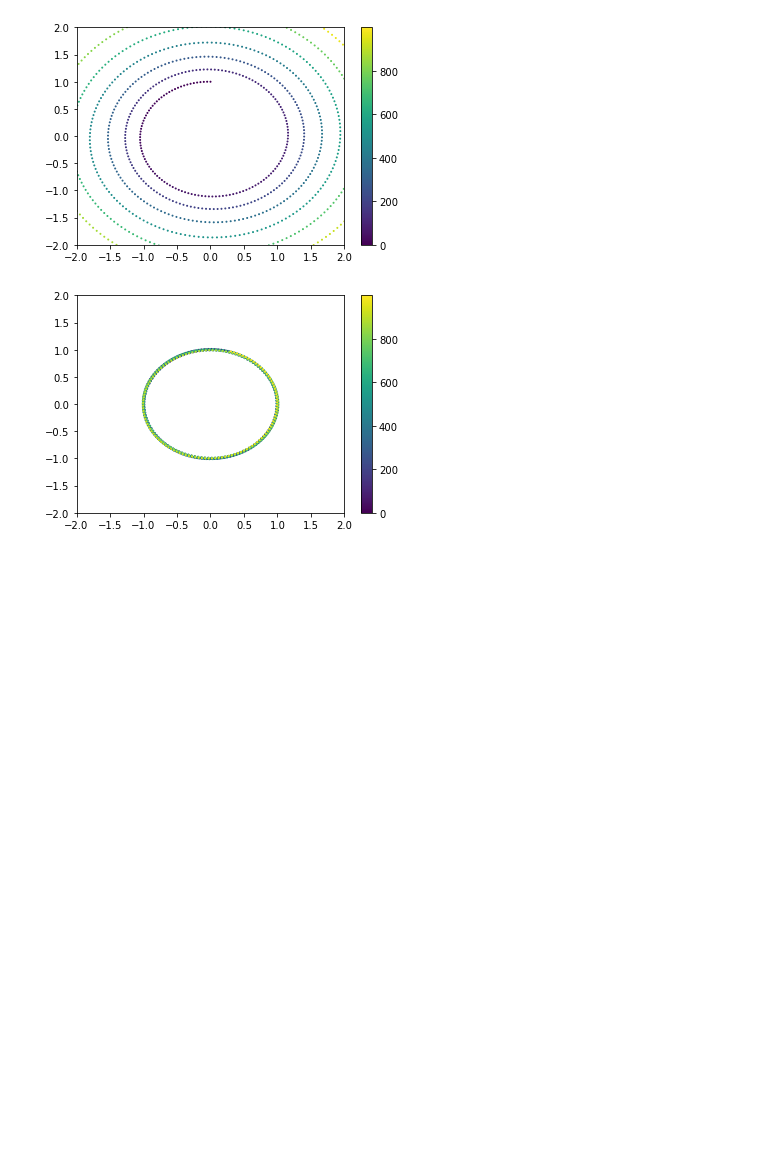
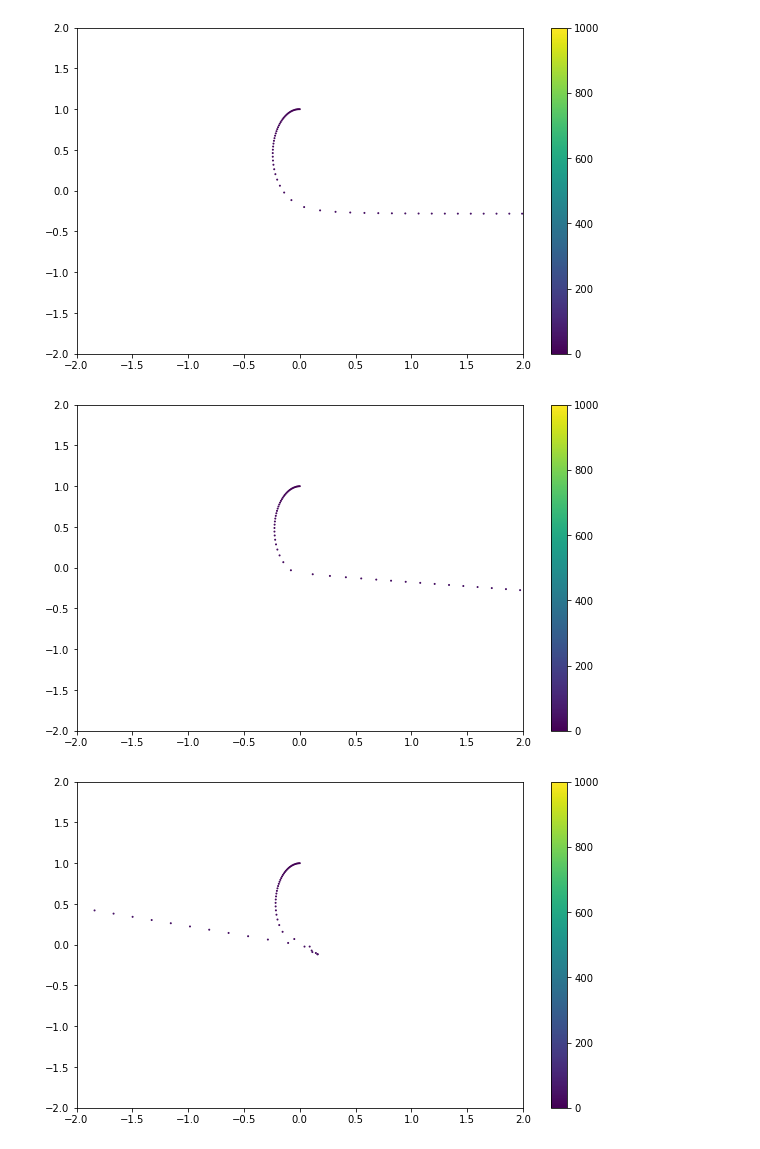
Before and after one commit to Wowe-Peanut/Snail, a Jupyter notebook: point_time_integration.ipynb, the cells around one changed output. Cells and saved outputs as stored; diff of their text form; code cells hidden in the pictures; blank space fills up the shorter version.

```diff
--- a/point_time_integration.ipynb
+++ b/point_time_integration.ipynb
@@ -4,8 +4,23 @@ import numpy as np
 import numpy.linalg as la
 import matplotlib.pyplot as plt
 
-# Optimizers
+# Optimizers ------------------------------------------------------
 
+# Doesn't require knowing f' (in order to vectorize, a set number of iters is used and no early breaks)
+def secant_method(f, x0, x1, iters=10):
+	for _ in range(iters):
+
+		# Calculate f at the current two points
+		f0, f1 = f(x0), f(x1)
+
+		# Calculate the new x using a divided difference to approximate derivative
+		dfx = f1-f0 + 1e-8
+		x_new = x1 - f(x1)*(x1-x0)/dfx
+
+		# Update points
+		x0, x1 = x1, x_new
+
+	return x1
 
 
 # Single-step time integration function ---------------------------
@@ -17,11 +32,19 @@ def symplectic_euler(xn, vn, fn, m, dt):
 	return (xn + dt*vn1, vn1)
 
 def backward_euler(xn, vn, fn, m, dt):
-	pass
+	target_eq = lambda x: (
+		m[:, None]*(x - (xn + dt*vn)) - dt*dt*fn(x)
+	)
+
+	# Inte
+	xn_1 = secant_method(target_eq, xn, xn+dt*vn + 1e-8 * np.random.randn(*xn.shape), iters=10)
+	return (xn_1, (xn_1 - xn)/dt)
+
+
 
 
 # Position-dependent force functions ------------------------------
-def f_gravity(center, mass, G):
+def f_gravity(center, mass, G=1):
 	def force(xn):
 		disp = center - xn                       # shape (N,D)
 		r = la.norm(disp, axis=1)                # (N,1)
@@ -32,45 +55,47 @@ def f_gravity(center, mass, G):
 
 def f_center(center, k):
 	def force(xn):
-		return k*(center - xn)/la.norm(center - xn)
+		return k*(center - xn)/la.norm(center - xn + 1e-8)
 	return force
 # %%
-for step_method in [forward_euler, symplectic_euler]:
+for step_method in [forward_euler, symplectic_euler, backward_euler]:
 
 	# Initial conditions --------------------------------
 	points = np.array([
 		[0, 1]
 	])
 
 	velocities = np.array([
 		[-1, 0],
 	])
 
 	masses = np.array(
 		[1]
 	)
 
 
 	# Parameters -----------------------------------------
 	steps 			= 1000
-	dt 				= 0.05
-	point_history 	= np.zeros((steps, points.shape[0], points.shape[1]))
-	force_func 		= f_center(np.array([0,0]), 1)
+	dt 				= 0.01
+	point_history 	= np.zeros((steps+1, points.shape[0], points.shape[1]))
+	force_func 		= f_gravity(np.array([0,0]), 10)
 
 
 	# Simulation loop ------------------------------------
 	point_history[0] = points
-	for step_idx in range(1, steps):
+	for step_idx in range(1, steps+1):
 		points, velocities = step_method(points, velocities, force_func, masses, dt)
 		point_history[step_idx] = points
 
 
 	# Plot points over time ------------------------------
-	plt.scatter(point_history[:,0,0], point_history[:,0,1], c=range(steps), cmap='viridis', s=1)
+	plt.figure(figsize=(10,6))
+	plt.scatter(point_history[:,0,0], point_history[:,0,1], c=range(steps+1), cmap='viridis', s=1)
 	plt.xlim(-2, 2)
 	plt.ylim(-2, 2)
 	plt.colorbar()
 	plt.show()
 # %% [output]
-[figure, old version]
+[figure, new version]
-[figure, old version]
+[figure, new version]
+[figure, added]
```
